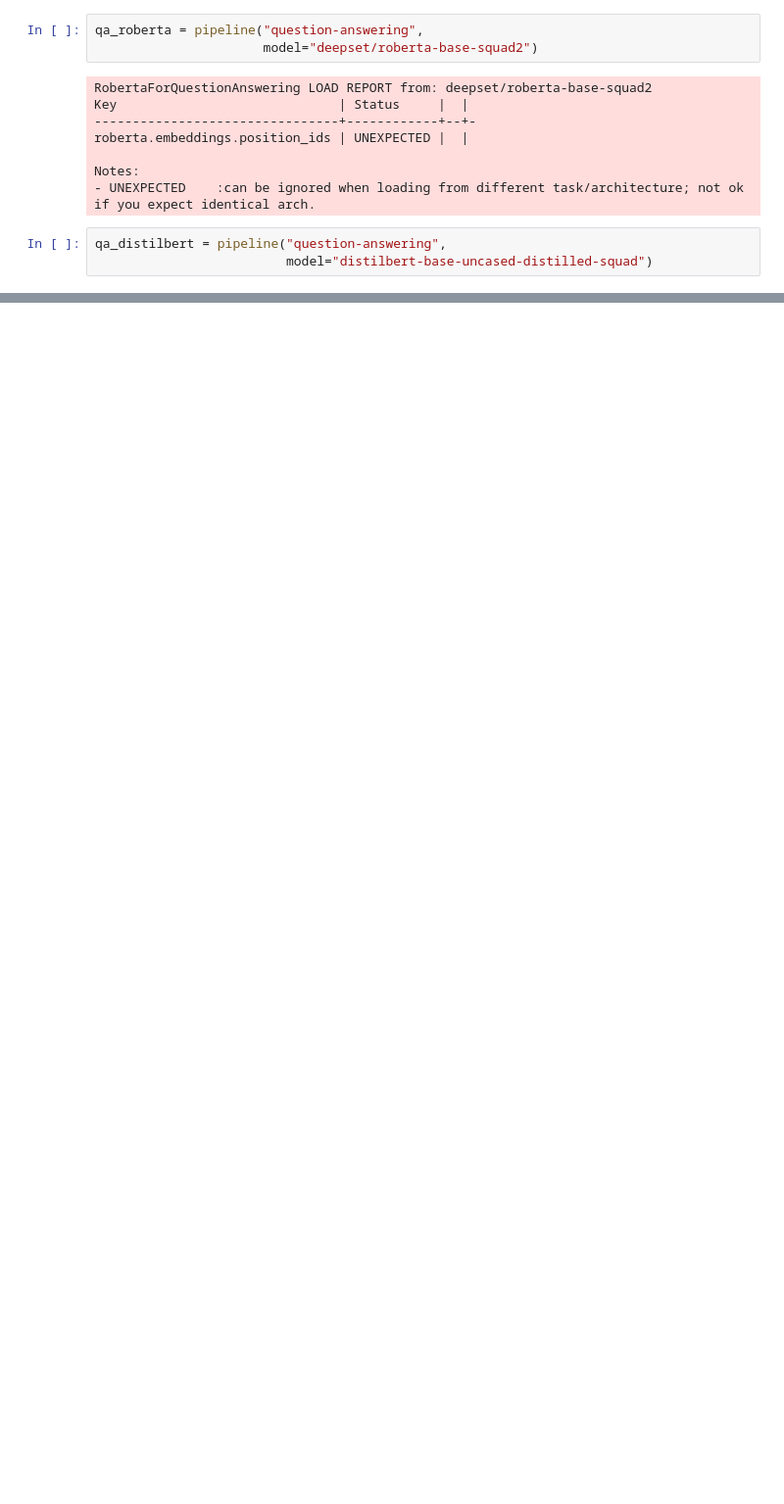
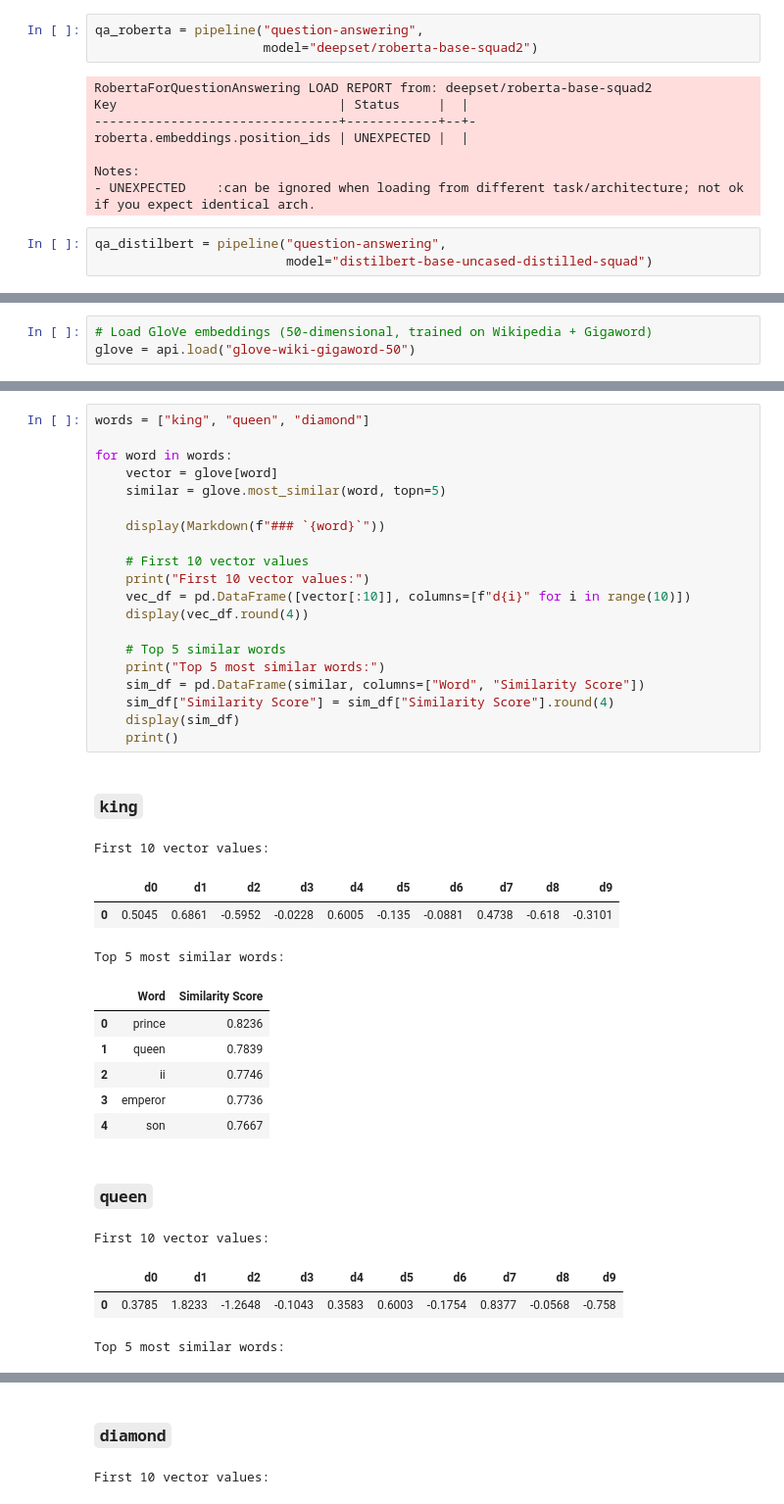
Before and after one commit to rskulkar/pravartak, a Jupyter notebook: assignments/week06/week06_project_v01.ipynb, the cells around one changed output, grey strips where cells are left out. Shown at 98% size. Saved outputs shown, nothing was run; the diff lists cells and outputs as text; blank space fills up the shorter version.

```diff
--- a/assignments/week06/week06_project_v01.ipynb
+++ b/assignments/week06/week06_project_v01.ipynb
@@ -354,0 +420,3 @@ df
+# %%
+# Load GloVe embeddings (50-dimensional, trained on Wikipedia + Gigaword)
+glove = api.load("glove-wiki-gigaword-50")
@@ -354,0 +425,37 @@ df
+# %%
+words = ["king", "queen", "diamond"]
+
+for word in words:
+    vector = glove[word]
+    similar = glove.most_similar(word, topn=5)
+
+    display(Markdown(f"### `{word}`"))
+
+    # First 10 vector values
+    print("First 10 vector values:")
+    vec_df = pd.DataFrame([vector[:10]], columns=[f"d{i}" for i in range(10)])
+    display(vec_df.round(4))
+
+    # Top 5 similar words
+    print("Top 5 most similar words:")
+    sim_df = pd.DataFrame(similar, columns=["Word", "Similarity Score"])
+    sim_df["Similarity Score"] = sim_df["Similarity Score"].round(4)
+    display(sim_df)
+    print()
+# %% [output]
+### `king`
+First 10 vector values:
+|  | d0 | d1 | d2 | d3 | d4 | d5 | d6 | d7 | d8 | d9 |
+| 0 | 0.5045 | 0.6861 | -0.5952 | -0.0228 | 0.6005 | -0.135 | -0.0881 | 0.4738 | -0.618 | -0.3101 |
+Top 5 most similar words:
+|  | Word | Similarity Score |
+| 0 | prince | 0.8236 |
+| 1 | queen | 0.7839 |
+| 2 | ii | 0.7746 |
+| 3 | emperor | 0.7736 |
+| 4 | son | 0.7667 |
+### `queen`
+First 10 vector values:
+|  | d0 | d1 | d2 | d3 | d4 | d5 | d6 | d7 | d8 | d9 |
+| 0 | 0.3785 | 1.8233 | -1.2648 | -0.1043 | 0.3583 | 0.6003 | -0.1754 | 0.8377 | -0.0568 | -0.758 |
+Top 5 most similar words:
@@ -354,0 +468,2 @@ df
+### `diamond`
+First 10 vector values:
```
Also changed, not shown: parts of 39 cells of this notebook, 2 other files.
